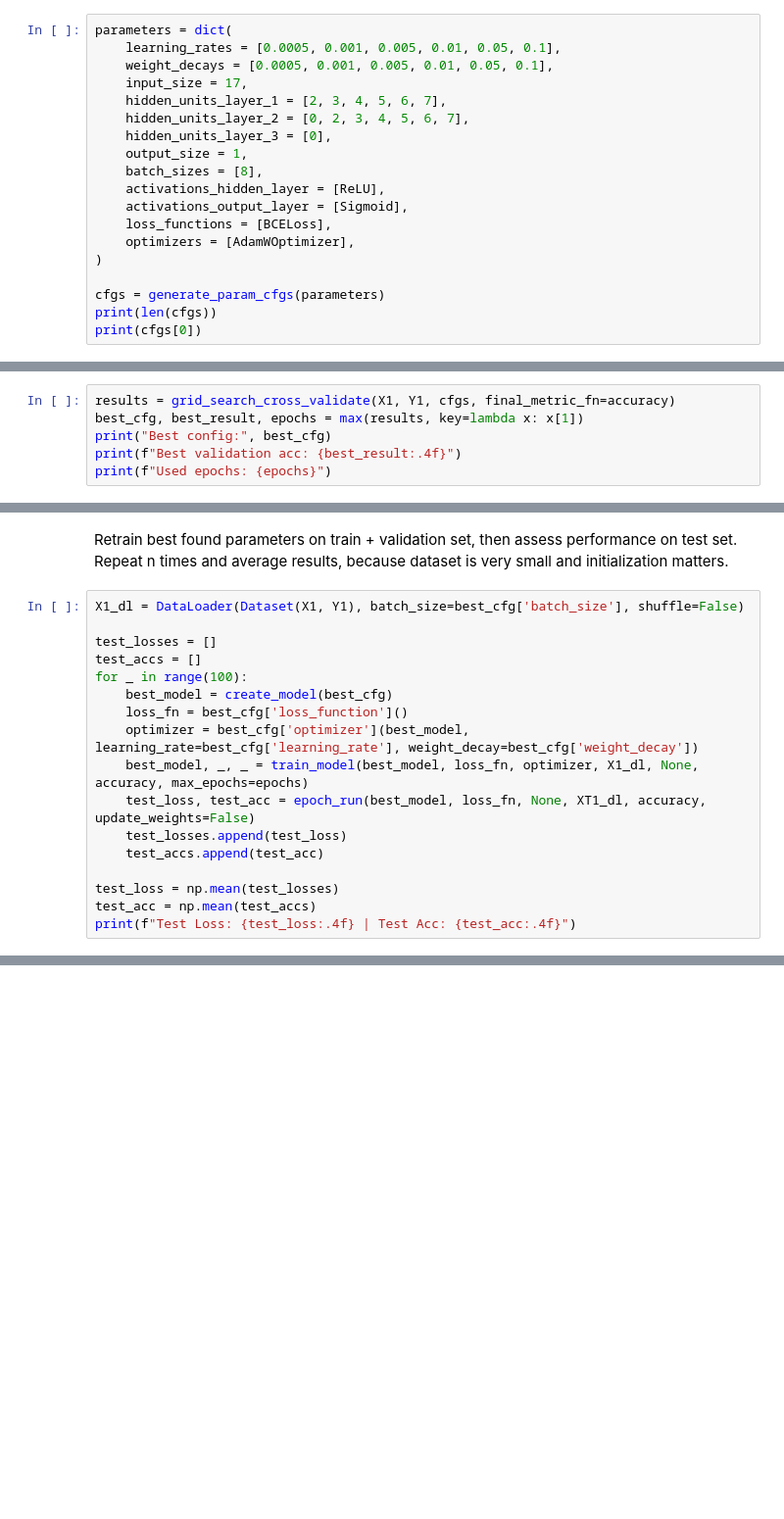
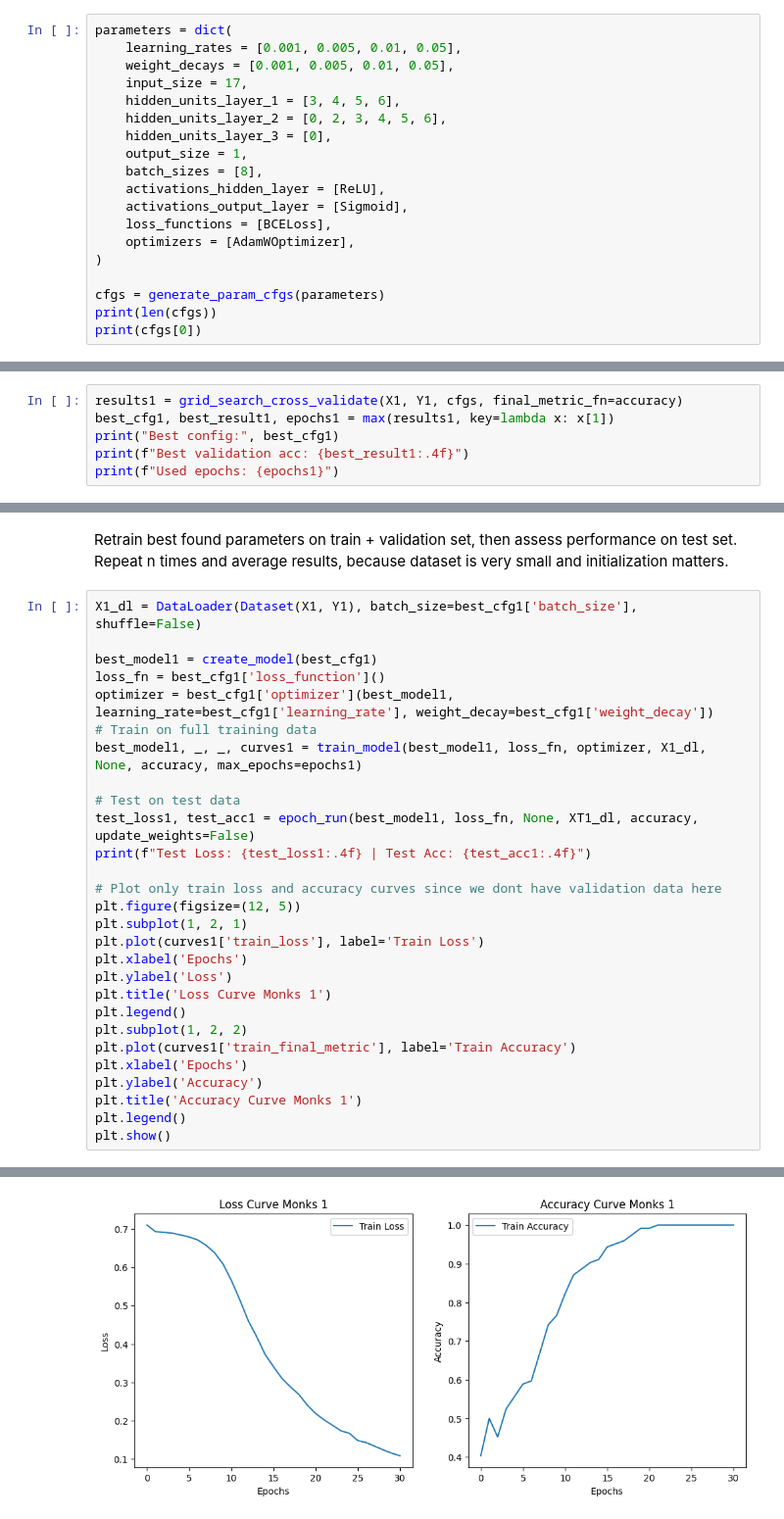
Before and after one commit to jaanisfehling/neural-network, a Jupyter notebook: monks.ipynb, the cells around one changed output, grey strips where cells are left out. Shown: that part at 98% size. Drawn from its saved outputs; the diff is of its cells as text; blank space fills up the shorter version.

Commit message:
finish monks

```diff
--- a/monks.ipynb
+++ b/monks.ipynb
@@ -216,11 +216,11 @@ Now that we have a basic model that is able to learn, we do a cross validation w
 The relevant functions are in `train_utils.py`.
 # %%
 parameters = dict(
-    learning_rates = [0.0005, 0.001, 0.005, 0.01, 0.05, 0.1],
-    weight_decays = [0.0005, 0.001, 0.005, 0.01, 0.05, 0.1],
+    learning_rates = [0.001, 0.005, 0.01, 0.05],
+    weight_decays = [0.001, 0.005, 0.01, 0.05],
     input_size = 17,
-    hidden_units_layer_1 = [2, 3, 4, 5, 6, 7],
-    hidden_units_layer_2 = [0, 2, 3, 4, 5, 6, 7],
+    hidden_units_layer_1 = [3, 4, 5, 6],
+    hidden_units_layer_2 = [0, 2, 3, 4, 5, 6],
     hidden_units_layer_3 = [0],
     output_size = 1,
     batch_sizes = [8],
@@ -239,9 +239,9 @@ print(cfgs[0])
 # %% [markdown]
 First Monk 1, then 2 and 3.
 # %%
-results = grid_search_cross_validate(X1, Y1, cfgs, final_metric_fn=accuracy)
-best_cfg, best_result, epochs = max(results, key=lambda x: x[1])
-print("Best config:", best_cfg)
-print(f"Best validation acc: {best_result:.4f}")
-print(f"Used epochs: {epochs}")
+results1 = grid_search_cross_validate(X1, Y1, cfgs, final_metric_fn=accuracy)
+best_cfg1, best_result1, epochs1 = max(results1, key=lambda x: x[1])
+print("Best config:", best_cfg1)
+print(f"Best validation acc: {best_result1:.4f}")
+print(f"Used epochs: {epochs1}")
 # %% [output]
@@ -251,20 +251,31 @@ Used epochs: 33
 # %% [markdown]
 Retrain best found parameters on train + validation set, then assess performance on test set. Repeat n times and average results, because dataset is very small and initialization matters.
 # %%
-X1_dl = DataLoader(Dataset(X1, Y1), batch_size=best_cfg['batch_size'], shuffle=False)
+X1_dl = DataLoader(Dataset(X1, Y1), batch_size=best_cfg1['batch_size'], shuffle=False)
 
-test_losses = []
-test_accs = []
-for _ in range(100):
-    best_model = create_model(best_cfg)
-    loss_fn = best_cfg['loss_function']()
-    optimizer = best_cfg['optimizer'](best_model, learning_rate=best_cfg['learning_rate'], weight_decay=best_cfg['weight_decay'])
-    best_model, _, _ = train_model(best_model, loss_fn, optimizer, X1_dl, None, accuracy, max_epochs=epochs)
-    test_loss, test_acc = epoch_run(best_model, loss_fn, None, XT1_dl, accuracy, update_weights=False)
-    test_losses.append(test_loss)
-    test_accs.append(test_acc)
+best_model1 = create_model(best_cfg1)
+loss_fn = best_cfg1['loss_function']()
+optimizer = best_cfg1['optimizer'](best_model1, learning_rate=best_cfg1['learning_rate'], weight_decay=best_cfg1['weight_decay'])
+# Train on full training data
+best_model1, _, _, curves1 = train_model(best_model1, loss_fn, optimizer, X1_dl, None, accuracy, max_epochs=epochs1)
 
-test_loss = np.mean(test_losses)
-test_acc = np.mean(test_accs)
-print(f"Test Loss: {test_loss:.4f} | Test Acc: {test_acc:.4f}")
+# Test on test data
+test_loss1, test_acc1 = epoch_run(best_model1, loss_fn, None, XT1_dl, accuracy, update_weights=False)
+print(f"Test Loss: {test_loss1:.4f} | Test Acc: {test_acc1:.4f}")
+
+# Plot only train loss and accuracy curves since we dont have validation data here
+plt.figure(figsize=(12, 5))
+plt.subplot(1, 2, 1)
+plt.plot(curves1['train_loss'], label='Train Loss')
+plt.xlabel('Epochs')
+plt.ylabel('Loss')
+plt.title('Loss Curve Monks 1')
+plt.legend()
+plt.subplot(1, 2, 2)
+plt.plot(curves1['train_final_metric'], label='Train Accuracy')
+plt.xlabel('Epochs')
+plt.ylabel('Accuracy')
+plt.title('Accuracy Curve Monks 1')
+plt.legend()
+plt.show()
 # %% [output]
@@ -271,0 +283 @@ Test Loss: 0.4262 | Test Acc: 0.7733
+[figure, added]
```
Also changed, not shown: parts of 12 cells of this notebook.
